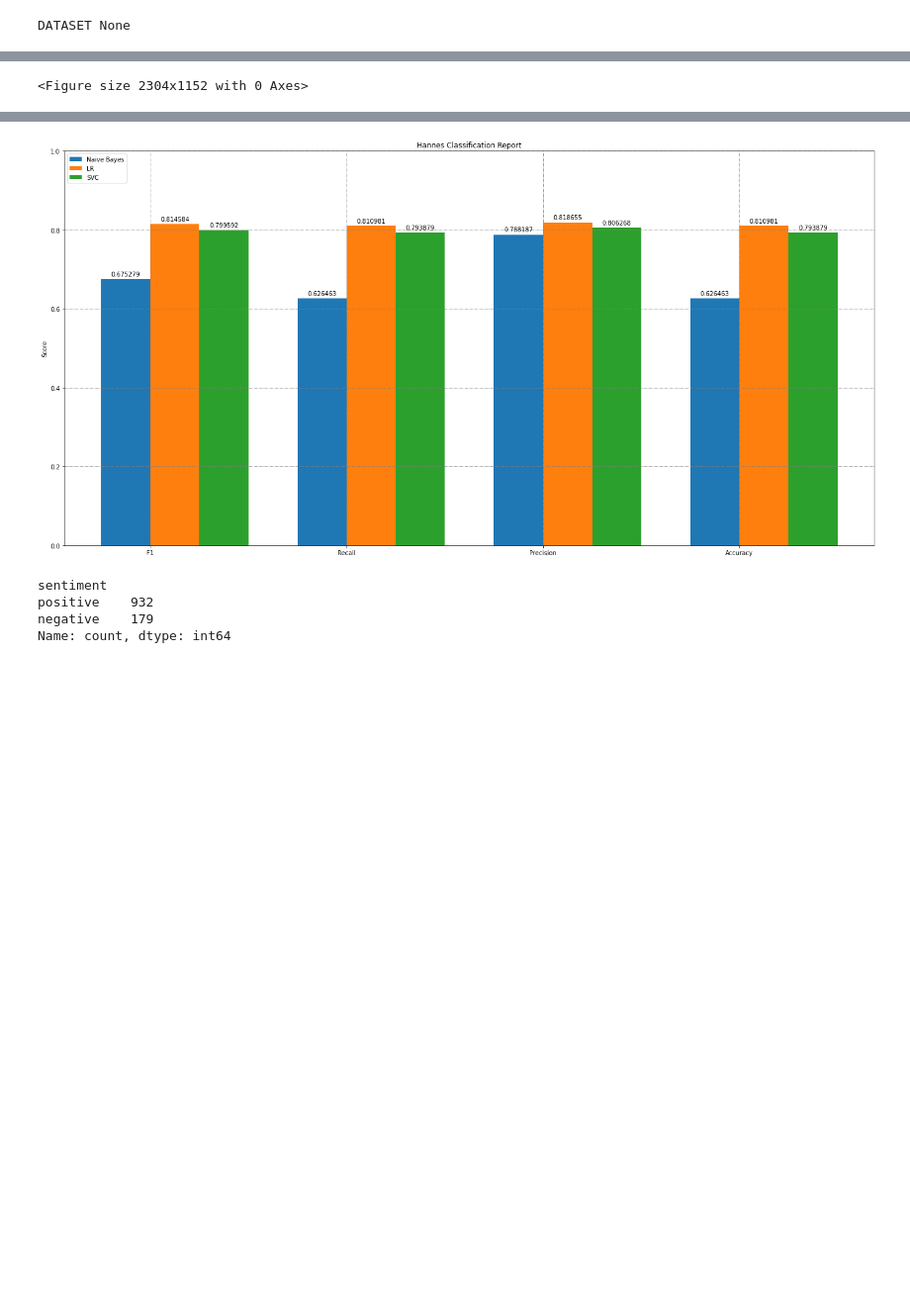
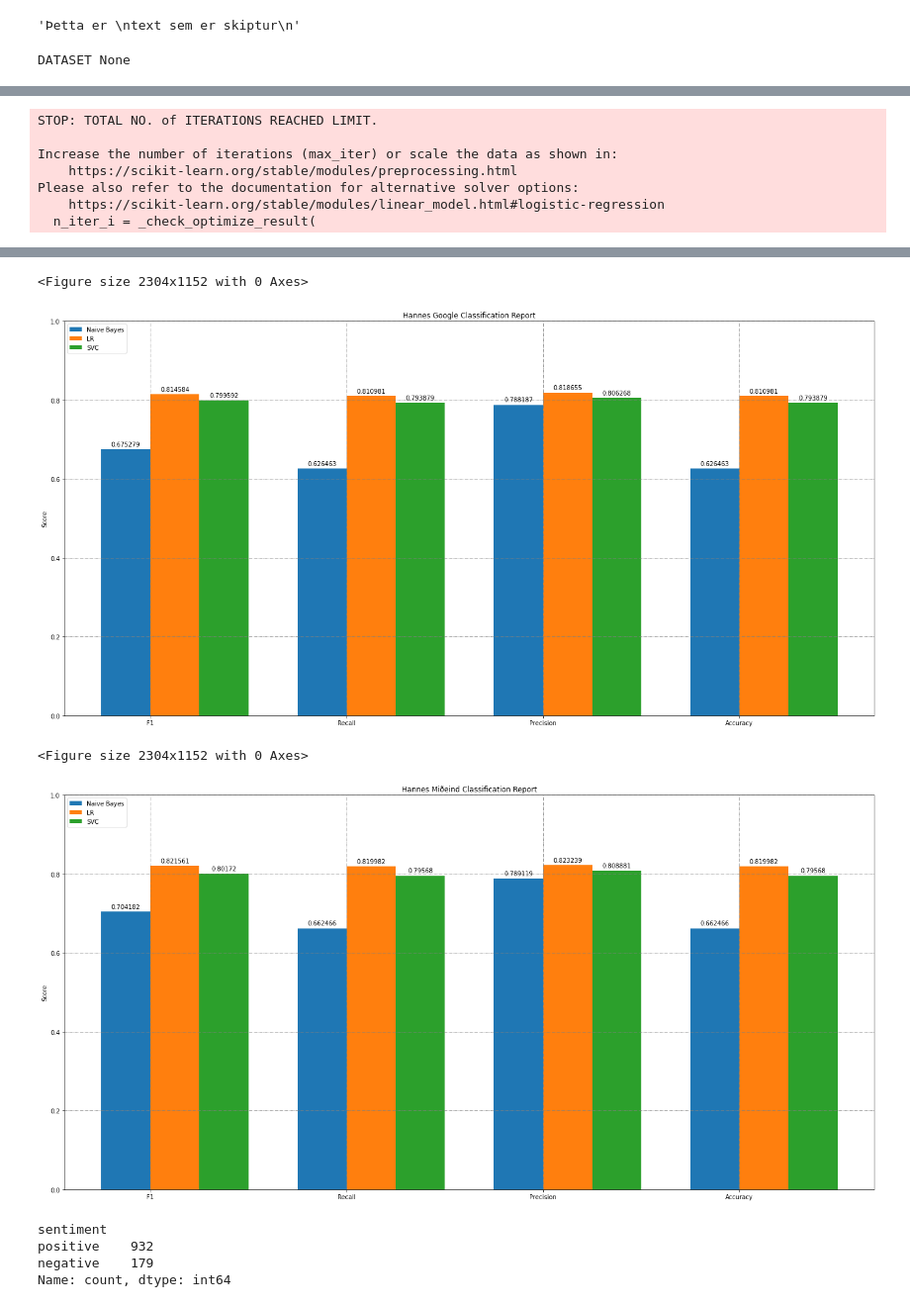
Before and after one commit to cadia-lvl/sentiment-analysis, a Jupyter notebook: src/BaselineClassifiersBinary.ipynb, the cells around one changed output, grey strips where cells are left out. Shown at 99% size. Drawn from its saved outputs; the diff is of its cells as text; code cells hidden in the pictures; blank space fills up the shorter version.

Commit message:
Update reports of deep learning and machine learning

```diff
--- a/src/BaselineClassifiersBinary.ipynb
+++ b/src/BaselineClassifiersBinary.ipynb
@@ -1,3 +44,9 @@
+# %%
+"""Þetta er
+text sem er skiptur
+"""
+# %% [output]
+'Þetta er \ntext sem er skiptur\n'
 # %%
 import pandas as pd
 import numpy as np
@@ -137,17 +186,19 @@ def plot_f1(f1s, title):
 #data = classify("../IMDB-Dataset-GoogleTranslate-Processed.csv")
 #data2, nb_mideind, svc_mideind, lr_mideind = classify("../IMDB-Dataset-MideindTranslate-proccessed-nefnir.csv")
 #data3, nb_google, svc_google, lr_google = classify("../IMDB-Dataset-GoogleTranslate-proccessed-nefnir.csv")
-data1, nb_english, svc_english, lr_english = classify("../IMDB-Dataset-Processed.csv")
+#data1, nb_english, svc_english, lr_english = classify("../IMDB-Dataset-Processed.csv")
 
 
-data4, nb_hannes, svc_hannes, lr_hannes = classify(None, "../IMDB-Dataset-GoogleTranslate-proccessed-nefnir.csv", "../Hannes-Movie-Reviews-proccessed-nefnir-sentiment.csv")
+data4, nb_hannes1, svc_hannes1, lr_hannes1 = classify(None, "../IMDB-Dataset-GoogleTranslate-proccessed-nefnir.csv", "../Hannes-Movie-Reviews-proccessed-nefnir-sentiment.csv")
+data5, nb_hannes2, svc_hannes2, lr_hannes2 = classify(None, "../IMDB-Dataset-MideindTranslate-proccessed-nefnir.csv", "../Hannes-Movie-Reviews-proccessed-nefnir-sentiment.csv")
 
 #data4, nb_hannes, svc_hannes, lr_hannes = classify("../Hannes-Movie-Reviews-proccessed-nefnir-sentiment.csv")
 
-plot_f1(data1, "English Classification Report")
+#plot_f1(data1, "English Classification Report")
 #plot_f1(data2, "Icelandic Miðeind Classification Report")
 #plot_f1(data3, "Icelandic Google Classification Report")
-plot_f1(data4, "Hannes Classification Report")
+plot_f1(data4, "Hannes Google Classification Report")
+plot_f1(data5, "Hannes Miðeind Classification Report")
 # %% [output]
 DATASET None
 Pipeline(steps=[('vect', TfidfVectorizer()), ('clf', MultinomialNB())])
@@ -170 +221,7 @@ weighted avg       0.82      0.81      0.81      1111
-<Figure size 2304x1152 with 0 Axes>
+STOP: TOTAL NO. of ITERATIONS REACHED LIMIT.
+
+Increase the number of iterations (max_iter) or scale the data as shown in:
+    https://scikit-learn.org/stable/modules/preprocessing.html
+Please also refer to the documentation for alternative solver options:
+    https://scikit-learn.org/stable/modules/linear_model.html#logistic-regression
+  n_iter_i = _check_optimize_result(
@@ -171,4 +245,7 @@ weighted avg       0.82      0.81      0.81      1111
+<Figure size 2304x1152 with 0 Axes>
 [figure]
+<Figure size 2304x1152 with 0 Axes>
+[figure, added]
 # %%
 import pandas as pd
 
```
Also changed, not shown: parts of 2 cells of this notebook, 4 other files.
